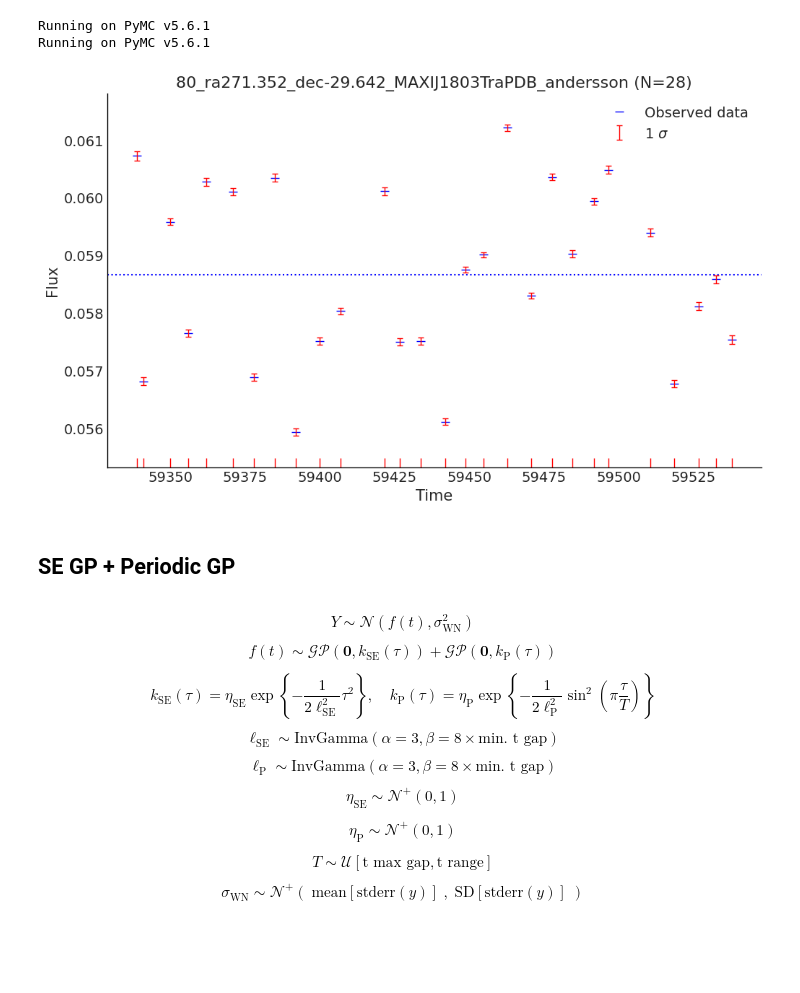
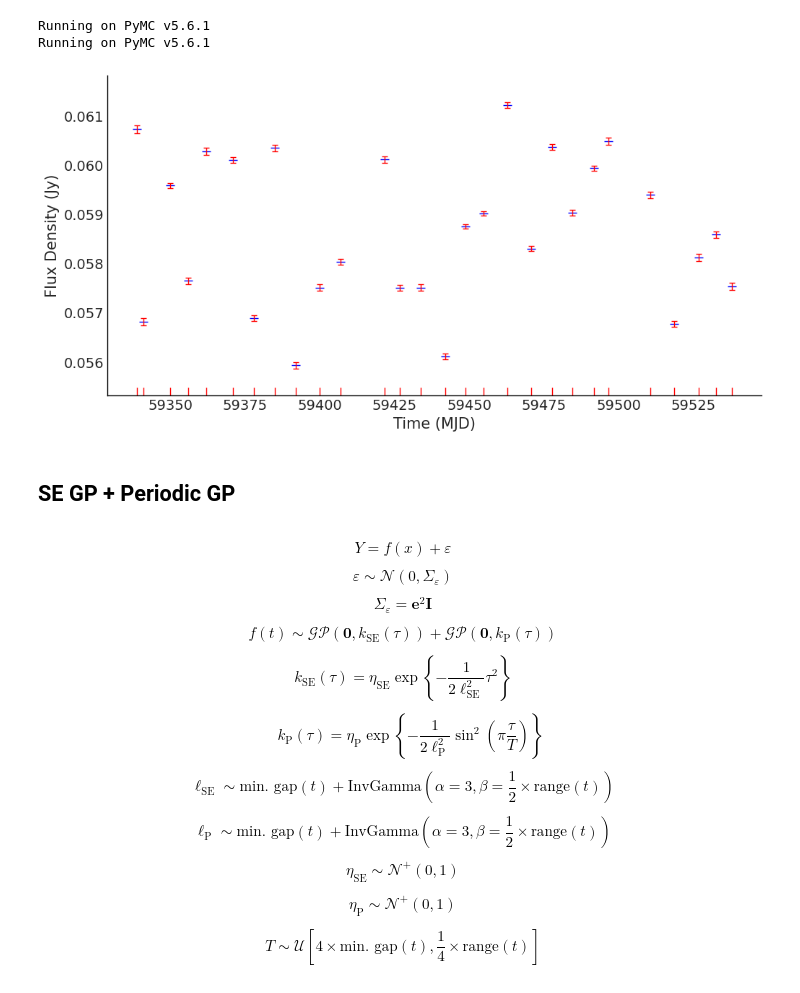
Before and after one commit to shihchingfu/gp-sandbox-thunderkat, a Jupyter notebook: fitting_80_ra271.352_dec-29.642_MAXIJ1803.ipynb, the cells around one changed output. Drawn from its saved outputs; the diff is of its cells as text; code cells hidden in the pictures; blank space fills up the shorter version.

```diff
--- a/fitting_80_ra271.352_dec-29.642_MAXIJ1803.ipynb
+++ b/fitting_80_ra271.352_dec-29.642_MAXIJ1803.ipynb
@@ -22,30 +22,34 @@ Running on PyMC v5.6.1
 # %%
 # File paths to CSVs of flux density observations.
 csv_paths_list = sorted(list(Path('data_raw').iterdir()))
 csv_path = csv_paths_list[3]
-ufn.plot_lc(csv_path)
+ufn.plot_lc(csv_path, save_plot=True)
 # %% [output]
-[figure, old version]
+[figure, new version]
 # %% [markdown]
 ## SE GP + Periodic GP
 # %% [markdown]
-$$Y \sim \mathcal{N}(f(t), \sigma_\textrm{WN}^2)$$
+$$ Y = f(x) + \varepsilon$$
+
+$$\varepsilon \sim \mathcal{N}(0, \Sigma_\varepsilon)$$
+
+$$\Sigma_\varepsilon = \boldsymbol{e}^2 \boldsymbol{I}$$
 
 $$f(t) \sim \mathcal{GP}(\boldsymbol{0}, k_\textrm{SE}(\tau)) + \mathcal{GP}(\boldsymbol{0}, k_\textrm{P}(\tau))$$
 
-$$k_\textrm{SE}(\tau) = \eta_\textrm{SE}\exp\left\{ - \frac{1}{2\ell_\textrm{SE}^2}\tau^2\right\}, \quad k_\textrm{P}(\tau) = \eta_\textrm{P} \exp \left\{ -\frac{1}{2\ell^2_\textrm{P}}\sin^2 \left(\pi\frac{\tau}{T}\right)\right\}$$
+$$k_\textrm{SE}(\tau) = \eta_\textrm{SE}\exp\left\{ - \frac{1}{2\ell_\textrm{SE}^2}\tau^2\right\}$$
 
-$$\ell_\textrm{SE} \sim \textrm{InvGamma}(\alpha = 3, \beta = 8 \times \textrm{min. t gap})$$
+$$\quad k_\textrm{P}(\tau) = \eta_\textrm{P} \exp \left\{ -\frac{1}{2\ell^2_\textrm{P}}\sin^2 \left(\pi\frac{\tau}{T}\right)\right\}$$
 
-$$\ell_\textrm{P} \sim \textrm{InvGamma}(\alpha = 3, \beta = 8 \times \textrm{min. t gap})$$
+$$\ell_\textrm{SE} \sim \textrm{min. gap}(t) + \textrm{InvGamma}\left(\alpha = 3, \beta = \frac{1}{2} \times \textrm{range}(t)\right)$$
+
+$$\ell_\textrm{P} \sim \textrm{min. gap}(t) + \textrm{InvGamma}\left(\alpha = 3, \beta= \frac{1}{2} \times \textrm{range}(t)\right)$$
 
 $$\eta_\textrm{SE} \sim \mathcal{N}^+(0, 1)$$
 
 $$\eta_\textrm{P} \sim \mathcal{N}^+(0, 1)$$
 
-$$T \sim \mathcal{U}[\textrm{t max gap}, \textrm{t range}]$$
-
-$$\sigma_{\textrm{WN}} \sim \mathcal{N}^+(\;\textrm{mean}[\textrm{stderr}(y)]\;, \;\textrm{SD}[\textrm{stderr}(y)]\;)$$
+$$T \sim \mathcal{U}\left[4 \times \textrm{min. gap}(t), \frac{1}{4} \times \textrm{range}(t)\right]$$
 # %%
 gpSE_gpPer_trace_path = Path(f"traces/{csv_path.stem}_gpSE_gpPer_idata.nc")
 gpSE_gpPer_dag_path = Path(f'dags/{csv_path.stem}_gpSE_gpPer_dag.dot')
```
Also changed, not shown: parts of 25 cells of this notebook, 20 other files.
